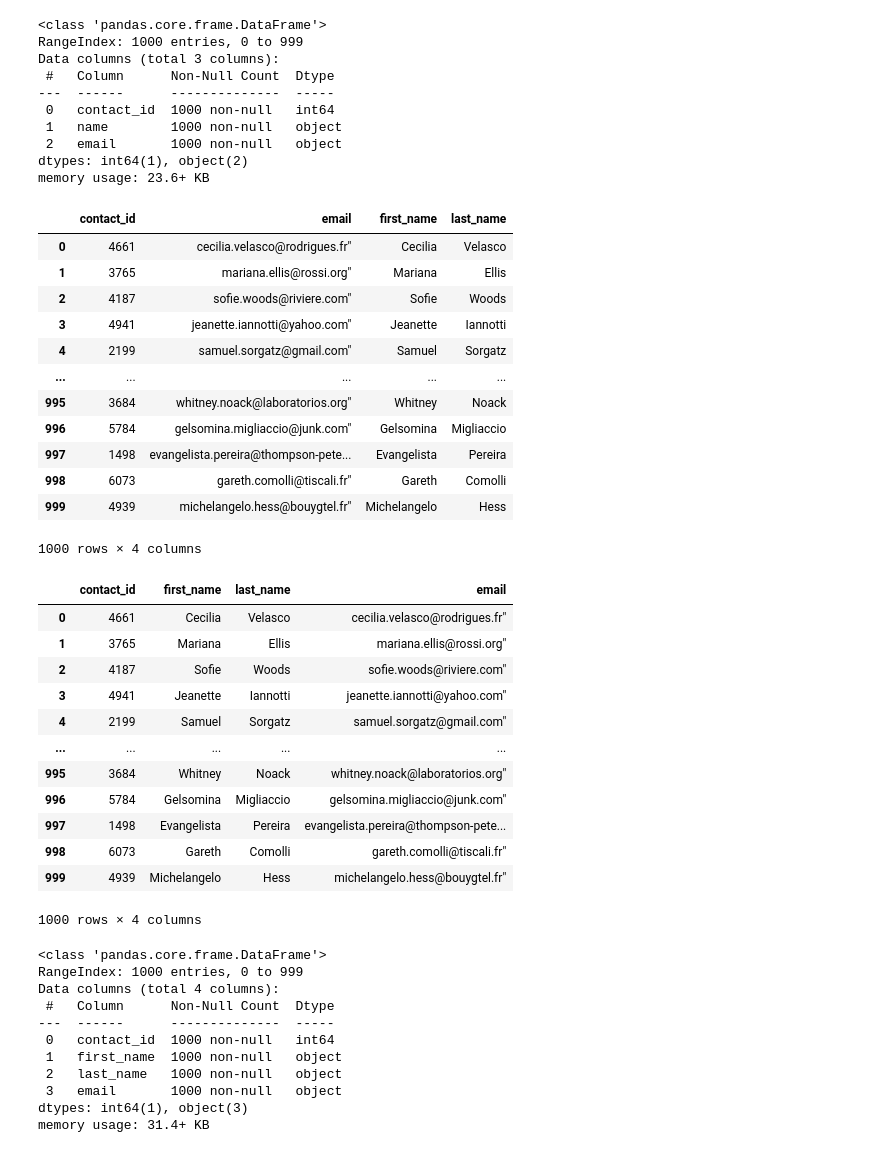
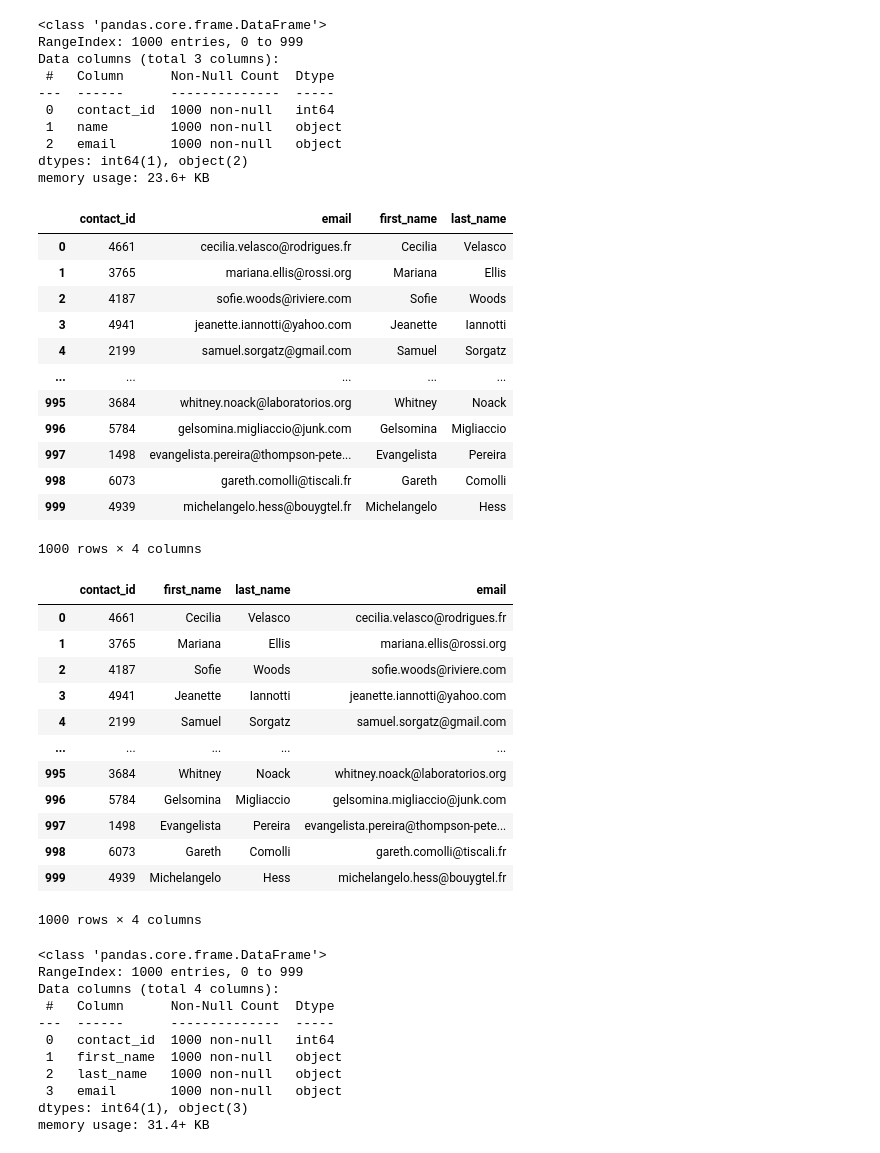
Before and after one commit to svafaeva93/Crowdfunding_ETL, a Jupyter notebook: ETL_Mini_Project_SVafaeva_TBansala.ipynb, the cells around one changed output. Saved outputs shown, nothing was run; the diff lists cells and outputs as text; code cells hidden in the pictures.

```diff
--- a/ETL_Mini_Project_SVafaeva_TBansala.ipynb
+++ b/ETL_Mini_Project_SVafaeva_TBansala.ipynb
@@ -397,23 +398,26 @@ memory usage: 23.6+ KB
 # %%
 # Create a "first"name" and "last_name" column with the first and last names from the "name" column.
 # Split the name column into first_name and last_name columns
 contact_info_new_df[['first_name', 'last_name']] = contact_info_new_df['name'].str.split(expand=True)
 # Drop the contact_name column
 contact_info_new_df = contact_info_new_df.drop('name', axis=1)
+# Assuming your dataframe is named 'df'
+contact_info_new_df['email'] = contact_info_new_df['email'].str.replace('"', '')
+# Print the updated dataframe
 contact_info_new_df
 # %% [output]
 |  | contact_id | email | first_name | last_name |
-| 0 | 4661 | cecilia.velasco@rodrigues.fr" | Cecilia | Velasco |
-| 1 | 3765 | mariana.ellis@rossi.org" | Mariana | Ellis |
-| 2 | 4187 | sofie.woods@riviere.com" | Sofie | Woods |
-| 3 | 4941 | jeanette.iannotti@yahoo.com" | Jeanette | Iannotti |
-| 4 | 2199 | samuel.sorgatz@gmail.com" | Samuel | Sorgatz |
+| 0 | 4661 | cecilia.velasco@rodrigues.fr | Cecilia | Velasco |
+| 1 | 3765 | mariana.ellis@rossi.org | Mariana | Ellis |
+| 2 | 4187 | sofie.woods@riviere.com | Sofie | Woods |
+| 3 | 4941 | jeanette.iannotti@yahoo.com | Jeanette | Iannotti |
+| 4 | 2199 | samuel.sorgatz@gmail.com | Samuel | Sorgatz |
 | ... | ... | ... | ... | ... |
-| 995 | 3684 | whitney.noack@laboratorios.org" | Whitney | Noack |
-| 996 | 5784 | gelsomina.migliaccio@junk.com" | Gelsomina | Migliaccio |
+| 995 | 3684 | whitney.noack@laboratorios.org | Whitney | Noack |
+| 996 | 5784 | gelsomina.migliaccio@junk.com | Gelsomina | Migliaccio |
 | 997 | 1498 | evangelista.pereira@thompson-pete... | Evangelista | Pereira |
-| 998 | 6073 | gareth.comolli@tiscali.fr" | Gareth | Comolli |
-| 999 | 4939 | michelangelo.hess@bouygtel.fr" | Michelangelo | Hess |
+| 998 | 6073 | gareth.comolli@tiscali.fr | Gareth | Comolli |
+| 999 | 4939 | michelangelo.hess@bouygtel.fr | Michelangelo | Hess |
 1000 rows × 4 columns
 # %%
 # Reorder the columns
@@ -421,17 +425,17 @@ contact_info_new_df = contact_info_new_df[['contact_id', 'first_name', 'last_nam
 contact_info_new_df
 # %% [output]
 |  | contact_id | first_name | last_name | email |
-| 0 | 4661 | Cecilia | Velasco | cecilia.velasco@rodrigues.fr" |
-| 1 | 3765 | Mariana | Ellis | mariana.ellis@rossi.org" |
-| 2 | 4187 | Sofie | Woods | sofie.woods@riviere.com" |
-| 3 | 4941 | Jeanette | Iannotti | jeanette.iannotti@yahoo.com" |
-| 4 | 2199 | Samuel | Sorgatz | samuel.sorgatz@gmail.com" |
+| 0 | 4661 | Cecilia | Velasco | cecilia.velasco@rodrigues.fr |
+| 1 | 3765 | Mariana | Ellis | mariana.ellis@rossi.org |
+| 2 | 4187 | Sofie | Woods | sofie.woods@riviere.com |
+| 3 | 4941 | Jeanette | Iannotti | jeanette.iannotti@yahoo.com |
+| 4 | 2199 | Samuel | Sorgatz | samuel.sorgatz@gmail.com |
 | ... | ... | ... | ... | ... |
-| 995 | 3684 | Whitney | Noack | whitney.noack@laboratorios.org" |
-| 996 | 5784 | Gelsomina | Migliaccio | gelsomina.migliaccio@junk.com" |
+| 995 | 3684 | Whitney | Noack | whitney.noack@laboratorios.org |
+| 996 | 5784 | Gelsomina | Migliaccio | gelsomina.migliaccio@junk.com |
 | 997 | 1498 | Evangelista | Pereira | evangelista.pereira@thompson-pete... |
-| 998 | 6073 | Gareth | Comolli | gareth.comolli@tiscali.fr" |
-| 999 | 4939 | Michelangelo | Hess | michelangelo.hess@bouygtel.fr" |
+| 998 | 6073 | Gareth | Comolli | gareth.comolli@tiscali.fr |
+| 999 | 4939 | Michelangelo | Hess | michelangelo.hess@bouygtel.fr |
 1000 rows × 4 columns
 # %%
 # Check the datatypes one more time before exporting as CSV file.
```
Also changed, not shown: parts of 19 cells of this notebook.
